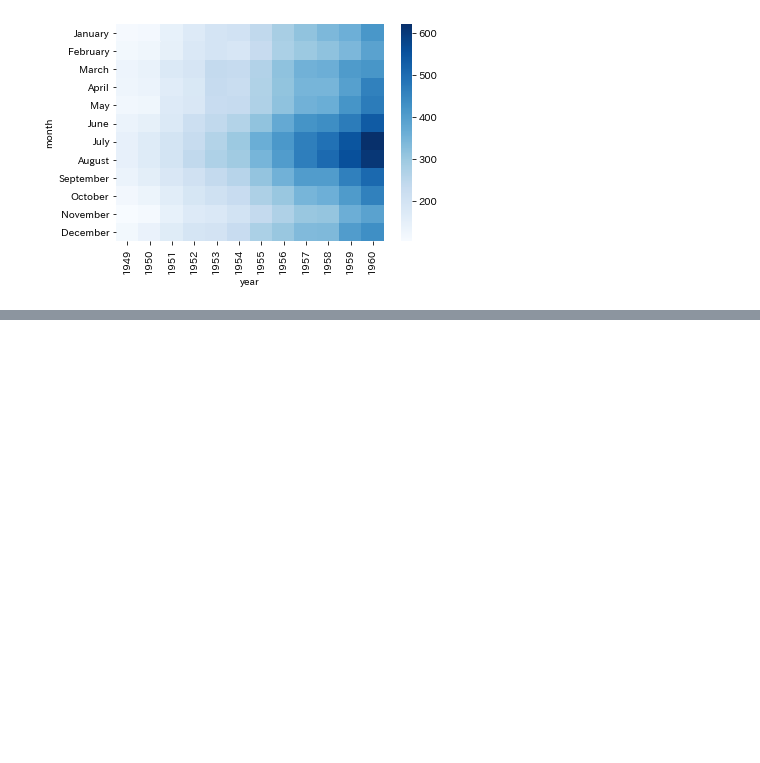
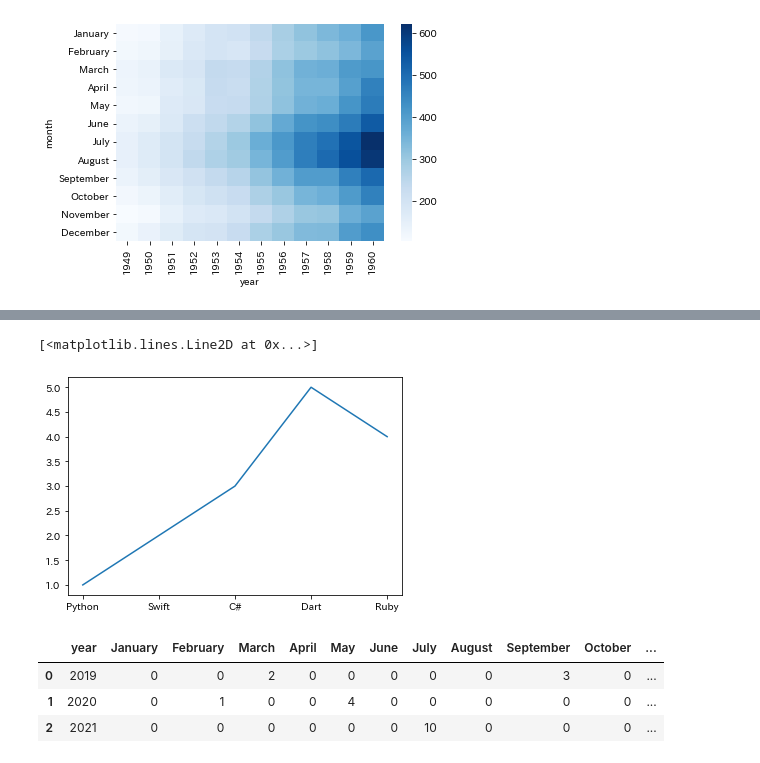
Before and after one commit to Jin01-galaxy/Learn_Python3, a Jupyter notebook: Matplotlib/visualization.ipynb, the cells around one changed output, grey strips where cells are left out. Saved outputs shown, nothing was run; the diff lists cells and outputs as text; code cells hidden in the pictures; blank space fills up the shorter version.

```diff
--- a/Matplotlib/visualization.ipynb
+++ b/Matplotlib/visualization.ipynb
@@ -87,0 +106,14 @@ sns.heatmap(df, cmap='Blues')
+# %%
+fig, ax = plt.subplots()
+ax.plot(['Python','Swift','C#','Dart','Ruby'],[1,2,3,5,4])
+# %% [output]
+[<matplotlib.lines.Line2D at 0x...>]
+[figure, added]
+# %%
+df = pd.read_csv('sample_data.csv')
+df
+# %% [output]
+|  | year | January | February | March | April | May | June | July | August | September | October | ... |
+| 0 | 2019 | 0 | 0 | 2 | 0 | 0 | 0 | 0 | 0 | 3 | 0 | ... |
+| 1 | 2020 | 0 | 1 | 0 | 0 | 4 | 0 | 0 | 0 | 0 | 0 | ... |
+| 2 | 2021 | 0 | 0 | 0 | 0 | 0 | 0 | 10 | 0 | 0 | 0 | ... |
```
Also changed, not shown: parts of 7 cells of this notebook, 5 other files.
